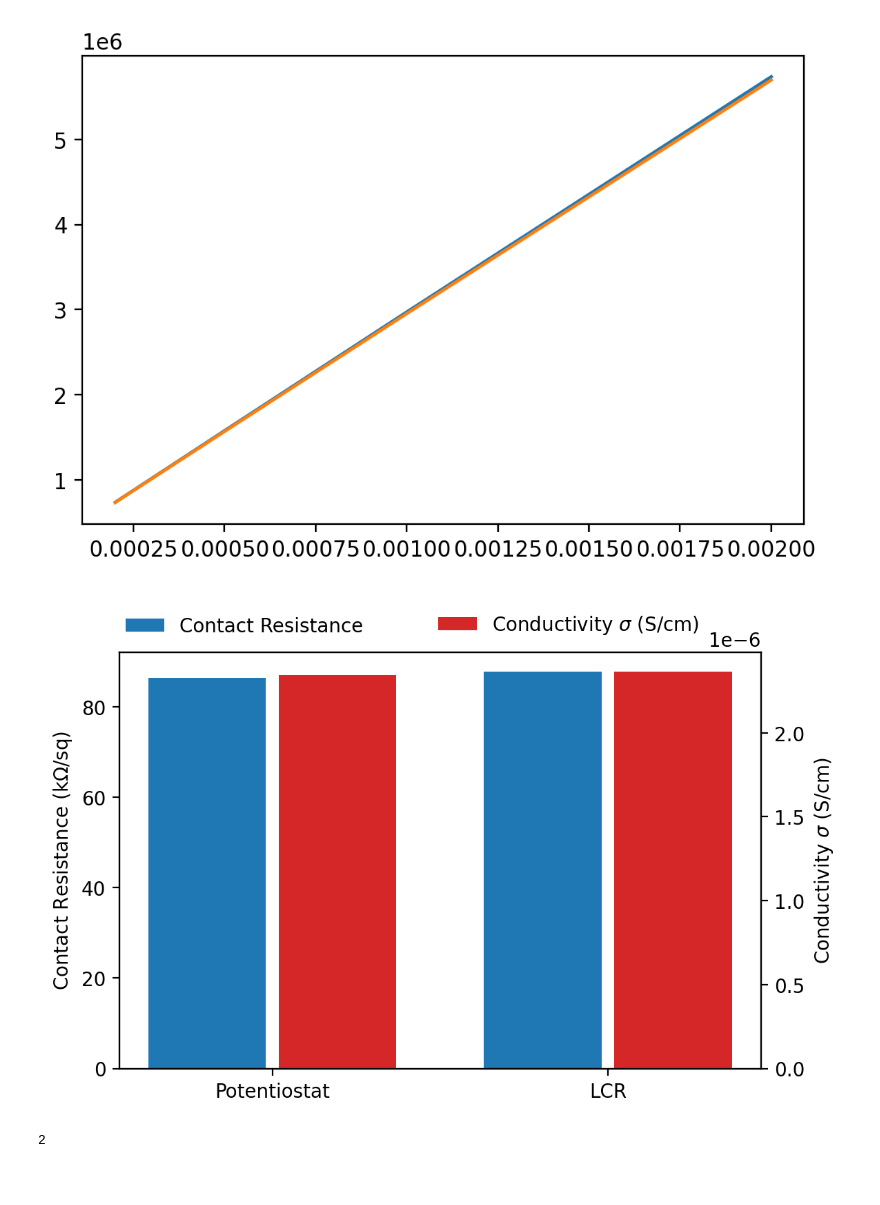
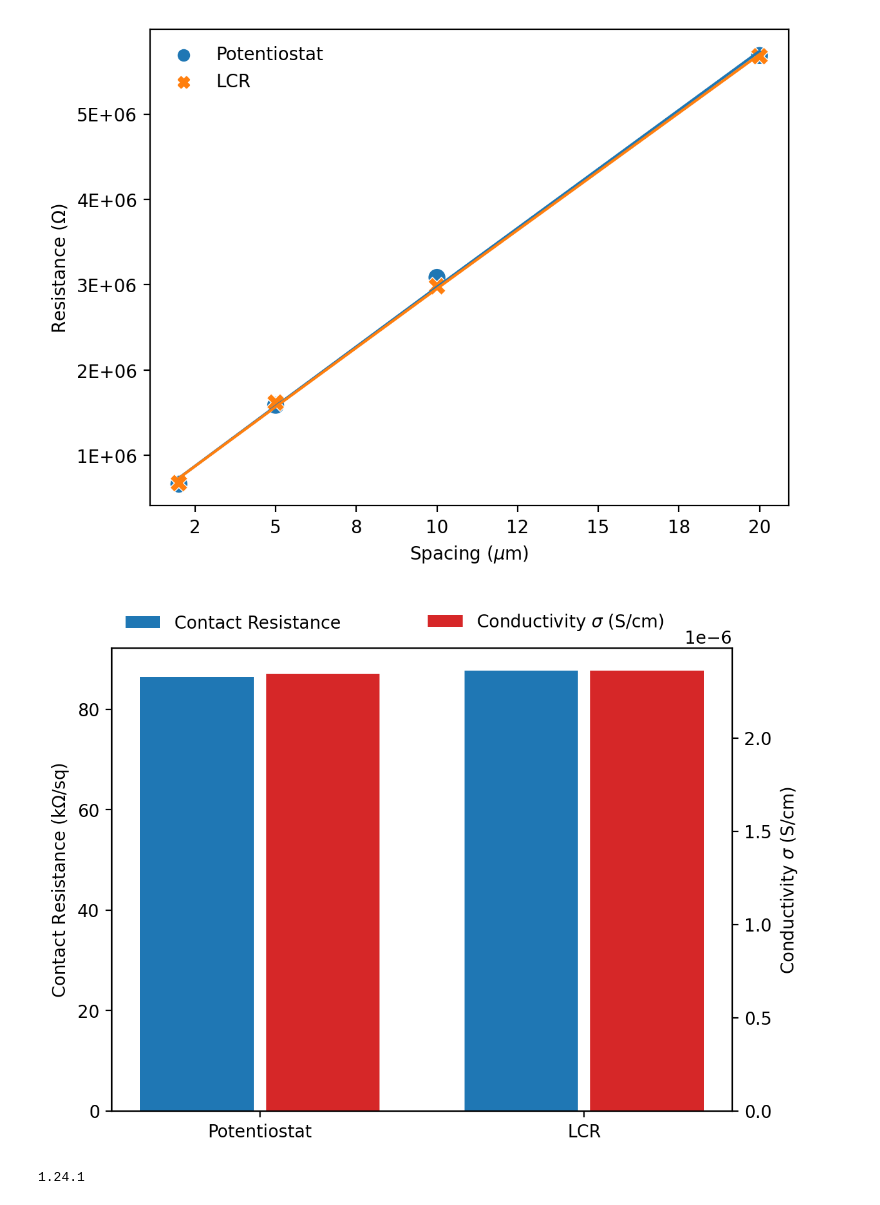
Before and after one commit to ridcil/Code, a Jupyter notebook: LSB_07_CR.ipynb, the cells around one changed output. Cells and saved outputs as stored; diff of their text form; code cells hidden in the pictures; blank space fills up the shorter version.

```diff
--- a/LSB_07_CR.ipynb
+++ b/LSB_07_CR.ipynb
@@ -16,42 +16,43 @@ names = ['Potentiostat', 'LCR']
 col2 = ['Spacing (cm)', 'Resistance ($\Omega$)', 'Structure', 'Sample']
 col3 = ['Sheet resistance ($\Omega$)', 'Contact Resistance (k$\Omega$/sq)', 'Conductivity $\sigma$ (S/cm)', 'Name']
 all_r = pd.DataFrame()
 v = []
 fig, ax = plt.subplots(dpi = 200, facecolor = 'white')
 n = 0
 for i in paths:
     r, values = cr.resistance(i, 80, names[n])
     all_r = pd.concat([all_r, r], ignore_index = True)
     v.append(values)
     n += 1
-# sns.scatterplot(data = all_r, x = col2[0], y = col2[1], hue = col2[3], style = col2[3], s = 100, linewidth = .5)
-# sns.move_legend(ax, 0, frameon = False, title = None)
-# ax.xaxis.set_major_formatter(lambda x, pos: '{:.0f}'.format(x * 1e4))
-# ax.yaxis.set_major_formatter(lambda x, pos: '{:.0G}'.format(x))
-# ax.set_xlabel('Spacing ($\mu$m)')
+sns.scatterplot(data = all_r, x = col2[0], y = col2[1], hue = col2[3], style = col2[3], s = 100, linewidth = .5)
+sns.move_legend(ax, 0, frameon = False, title = None)
+ax.xaxis.set_major_formatter(lambda x, pos: '{:.0f}'.format(x * 1e4))
+ax.yaxis.set_major_formatter(lambda x, pos: '{:.0G}'.format(x))
+ax.set_xlabel('Spacing ($\mu$m)')
 val = pd.DataFrame(v, columns = col3)
+# plt.xlim(0,0.0003)
+# plt.ylim(6e5, 8e5)
 
 fig, ax = plt.subplots(dpi = 200, facecolor = 'white')
 ax2 = ax.twinx()
 q = np.arange(len(names))
 w = 0.35
 ax.bar(q - w/1.8, val[col3[1]], w, label = col3[1][:-14], color = 'tab:blue')
 ax2.bar(q + w/1.8, val[col3[2]], w, label = col3[2], color = 'tab:red')
 
 ax.set_ylabel(col3[1])
 ax.legend(bbox_to_anchor=(0.2, 1.02), loc='lower center', borderaxespad=0, frameon = False)
 ax2.set_ylabel(col3[2])
 ax2.legend(bbox_to_anchor=(0.7, 1.02), loc='lower center', borderaxespad=0, frameon = False)
 ax.set_xticks([0,1])
 ax.set_xticklabels(names)
 
 ax.yaxis.set_major_formatter(lambda x, pos: '{:.0f}'.format(x/1000))
 # ax2.yaxis.set_major_formatter(lambda x, pos: '{:.0G}'.format(x))
 # %% [output]
-[figure, old version]
+[figure, new version]
-[figure, old version]
+[figure, new version]
-# %%
-a = 2.000000000
-print('{:.0f}'.format(a))
-# %% [output]
-2
+# %%
+print(np.version.version)
+# %% [output]
+1.24.1
```
